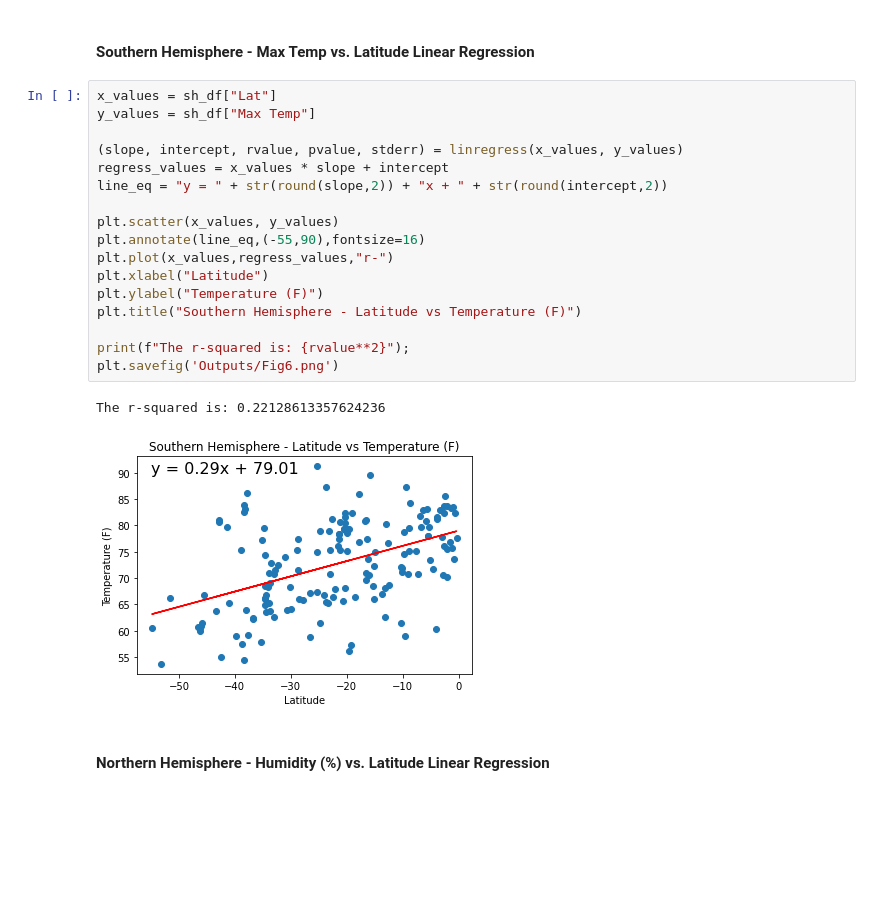
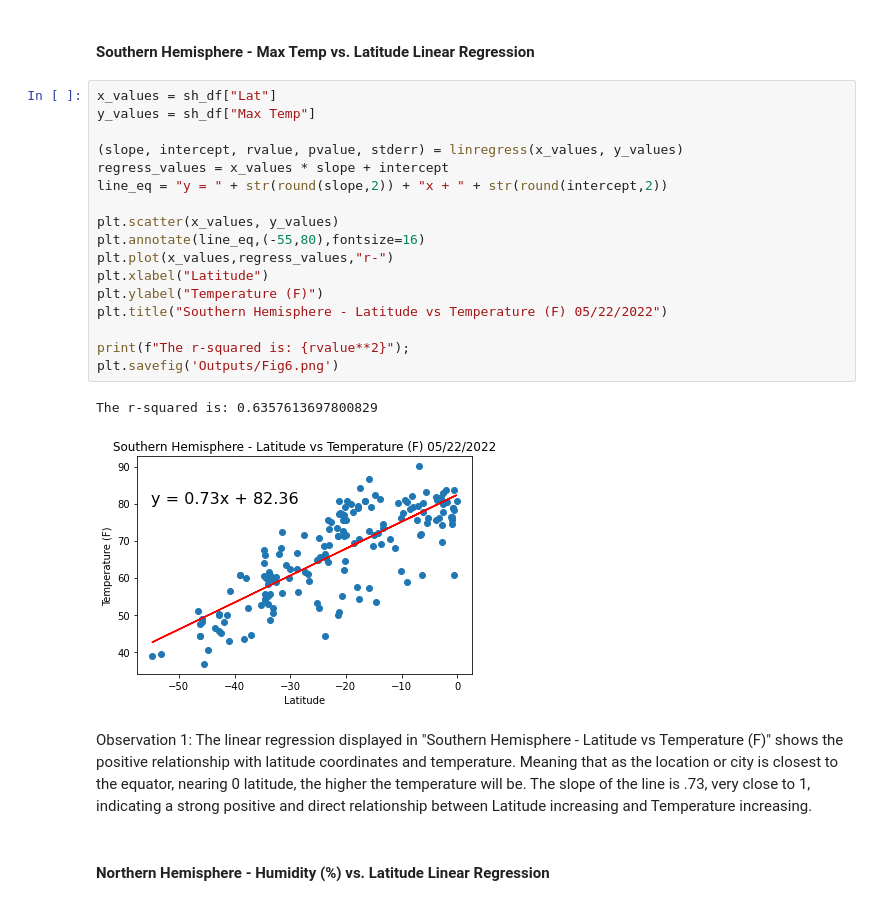
Before and after one commit to namatagb/gtbc-06-python-api-challenge, a Jupyter notebook: WeatherPy/WeatherPy.ipynb, the cells around one changed output. Cells and saved outputs as stored; diff of their text form; blank space fills up the shorter version.

```diff
--- a/WeatherPy/WeatherPy.ipynb
+++ b/WeatherPy/WeatherPy.ipynb
@@ -231,23 +231,26 @@ The r-squared is: 0.7518819604521982
 # %%
 x_values = sh_df["Lat"]
 y_values = sh_df["Max Temp"]
 
 (slope, intercept, rvalue, pvalue, stderr) = linregress(x_values, y_values)
 regress_values = x_values * slope + intercept
 line_eq = "y = " + str(round(slope,2)) + "x + " + str(round(intercept,2))
 
 plt.scatter(x_values, y_values)
-plt.annotate(line_eq,(-55,90),fontsize=16)
+plt.annotate(line_eq,(-55,80),fontsize=16)
 plt.plot(x_values,regress_values,"r-")
 plt.xlabel("Latitude")
 plt.ylabel("Temperature (F)")
-plt.title("Southern Hemisphere - Latitude vs Temperature (F)")
+plt.title("Southern Hemisphere - Latitude vs Temperature (F) 05/22/2022")
 
 print(f"The r-squared is: {rvalue**2}");
 plt.savefig('Outputs/Fig6.png')
 # %% [output]
-The r-squared is: 0.22128613357624236
+The r-squared is: 0.6357613697800829
-[figure, old version]
+[figure, new version]
+# %% [markdown]
+Observation 1:
+The linear regression displayed in "Southern Hemisphere - Latitude vs Temperature (F)" shows the positive relationship with latitude coordinates and temperature. Meaning that as the location or city is closest to the equator, nearing 0 latitude, the higher the temperature will be. The slope of the line is .73, very close to 1, indicating a strong positive and direct relationship between Latitude increasing and Temperature increasing.
 # %% [markdown]
 ####  Northern Hemisphere - Humidity (%) vs. Latitude Linear Regression
 # %%
```
Also changed, not shown: parts of 16 cells of this notebook, 17 other files.
